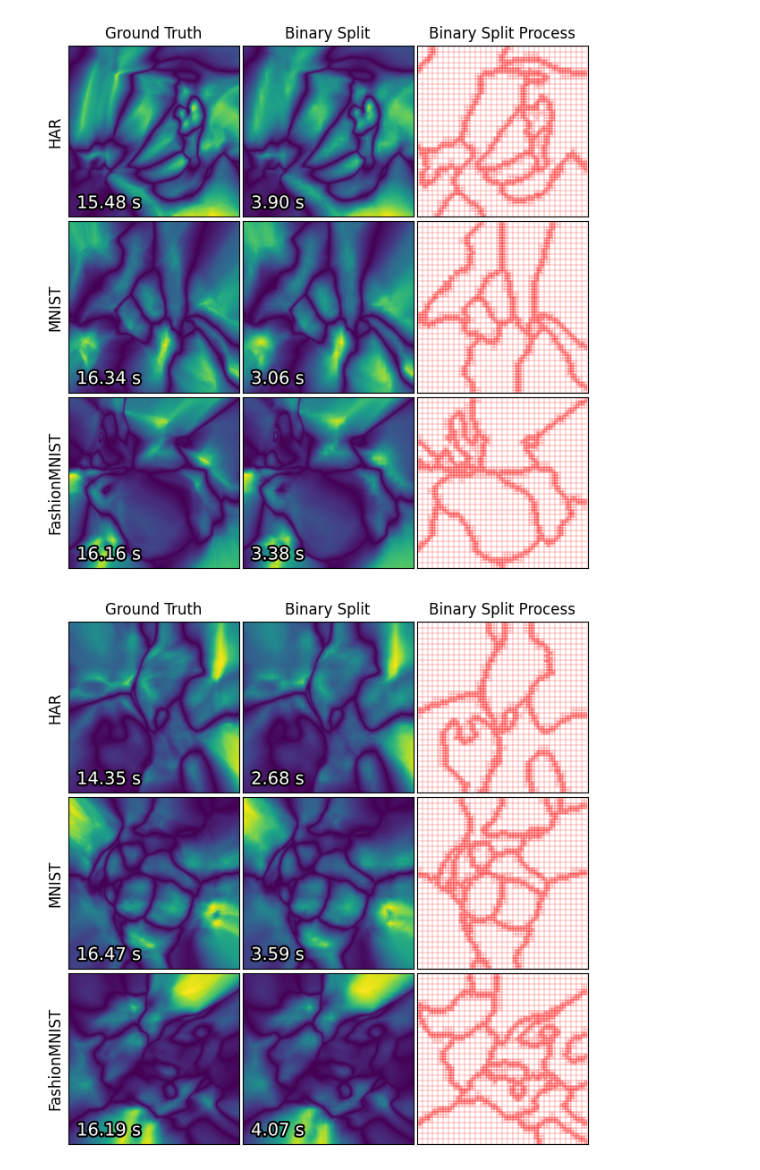
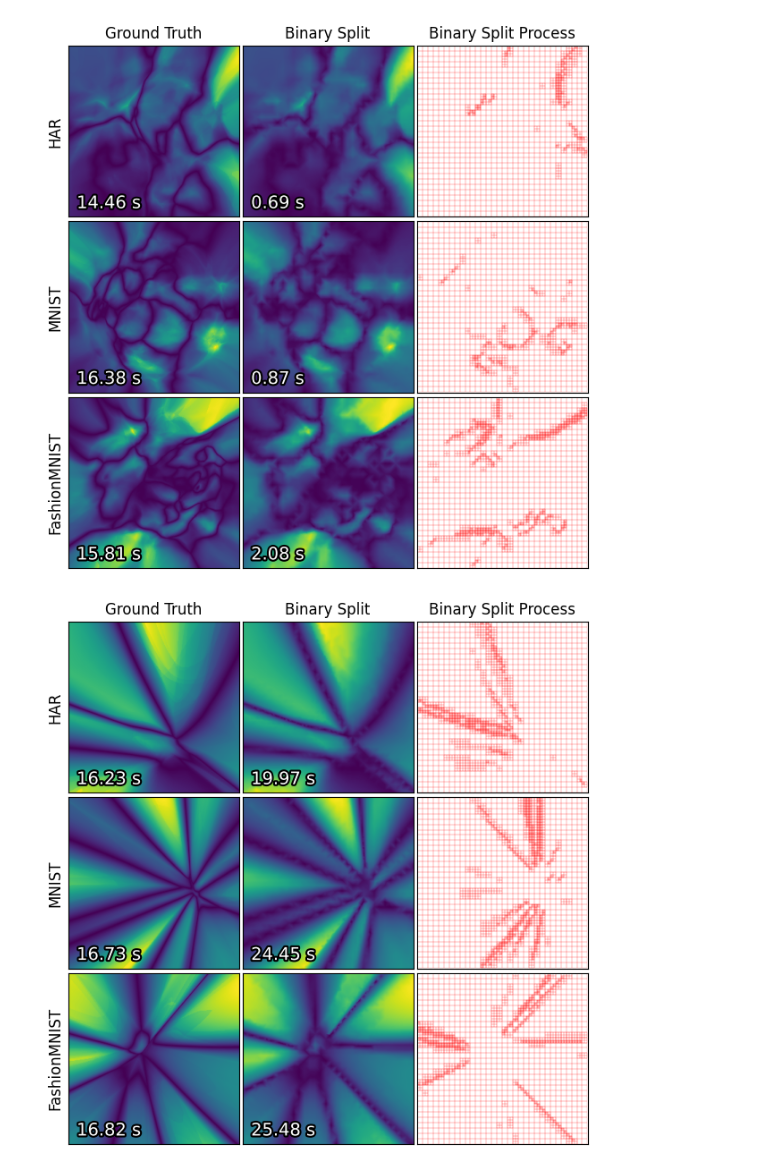
Before and after one commit to wuyuyu1024/map_builder, a Jupyter notebook: results/plot.results.ipynb, the cells around one changed output. Cells and saved outputs as stored; diff of their text form; code cells hidden in the pictures.

```diff
--- a/results/plot.results.ipynb
+++ b/results/plot.results.ipynb
@@ -112,5 +113,4 @@ ax2.legend()
 # %%
-df = pd.read_csv('./search_threshold/vary_grid_threshold02_near_2024-11-23_00:04:55.csv')
 fig, (ax1, ax2, ax3) = plt.subplots(3, 1, figsize=(5, 7), sharex=True)
 
 for method in df.PPinv.unique():
@@ -118,10 +118,9 @@ for method in df.PPinv.unique():
     #     continue
     data = df[df.PPinv == method]
     label = method
-    ax1.plot(data['GRID'], data['time near'], 's-', label=label)
-    ax1.plot(data['GRID'], data['time near dummy'], 's-', label=label)
-    ax2.plot(data['GRID'], data['error_near_sq'], 's-', label=label)
-    ax3.plot(data['GRID'], data['num_sparse_near']/data['GRID']**2, 's-', label=label)
+    ax1.plot(data['threshold'], data['time dist'], 's-', label=label)
+    ax2.plot(data['threshold'], data['error dist sq'], 's-', label=label)
+    ax3.plot(data['threshold'], data['num_sparse_dist'], 's-', label=label)
 
 ax1.legend()
 ax1.set_ylabel('Time')
@@ -132,0 +177,18 @@ ax2.legend()
+# %%
+fig, (ax1, ax2, ax3) = plt.subplots(3, 1, figsize=(5, 7), sharex=True)
+
+for method in df.PPinv.unique():
+    # if 'iLAMP' in method:
+    #     continue
+    for t in df.threshold.unique():
+        data = df[(df.PPinv == method) & (df.threshold == t)]
+        label = method + ' ' + str(t)
+        ax1.plot(data['GRID'], data['time dist'], 's-', label=label)
+        ax2.plot(data['GRID'], data['error dist sq'], 's-', label=label)
+        ax3.plot(data['GRID'], data['num_sparse_dist'], 's-', label=label)
+
+ax1.plot(data['GRID'], data['time near dummy'], 's-', label='DUMMY')
+ax1.legend()
+ax1.set_ylabel('Time')
+ax2.set_ylabel('Error')
+ax2.legend()
@@ -152,12 +217,12 @@ def plot_split(ax, sparse, grid=None, plot_center=False):
 
     return ax
 
-def plot_dist_map(data_names, ppinv_name, n_cols=3, dir='dist2boundary'):
+def plot_dist_map(data_names, ppinv_name, n_cols=3, dir='dist2boundary', suffix='general_03'):
     n_rows = len(data_names)
     fig, axs = plt.subplots(n_rows, n_cols, figsize=(2.5*n_cols, 2.5*n_rows+0.1), constrained_layout=False)
     fig.subplots_adjust(hspace=0.02, wspace=0.02)
     for i, data_name in enumerate(data_names):
-        data = np.load(f'{dir}/{data_name}_{ppinv_name}_dist2boundary.npz')
+        data = np.load(f'{dir}/{data_name}_{ppinv_name}_dist2boundary_{suffix}.npz')
         gt = data['dist_gt']
         time_gt = data['time_gt']
         fast = data['dist_fast']
@@ -242,14 +289,14 @@ dataset_names = [
 ]
 
 PPinv_names = [
-    'SSNP',
-    "DBM (UMAP+NNInv)",
-    "DBM (t-SNE+NNInv)",
+    "DBM(UMAP+NNInv)",
+    "DBM(t-SNE+NNInv)",
+    'SSNP'
 ]
 # %%
 # plot_dist_map(dataset_names, PPinv_names[0])
 # %%
 for ppinv_name in PPinv_names:
-    fig = plot_dist_map(dataset_names, ppinv_name)
-    fig.savefig(f'figures/dist2boundary_{ppinv_name}.eps'.replace(' ', ''), format='eps', bbox_inches='tight')
+    fig = plot_dist_map(dataset_names, ppinv_name, suffix='general_03')
+    # fig.savefig(f'figures/dist2boundary_{ppinv_name}_general.png'.replace(' ', ''), format='eps', bbox_inches='tight')
 # %% [output]
@@ -257,2 +304,2 @@ for ppinv_name in PPinv_names:
-[figure, old version]
+[figure, new version]
-[figure, old version]
+[figure, new version]
```
Also changed, not shown: parts of 12 cells of this notebook, 8 other files.
